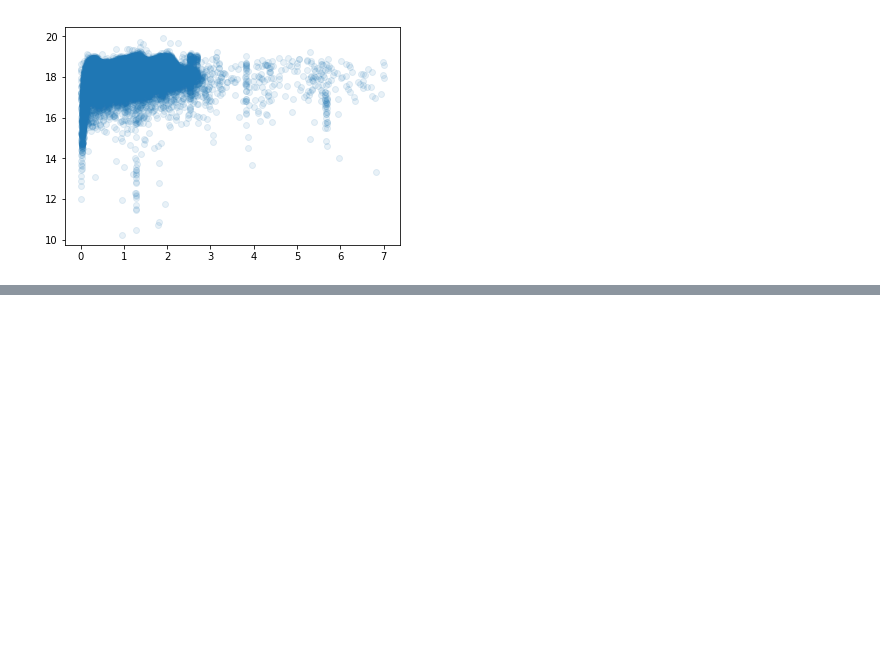
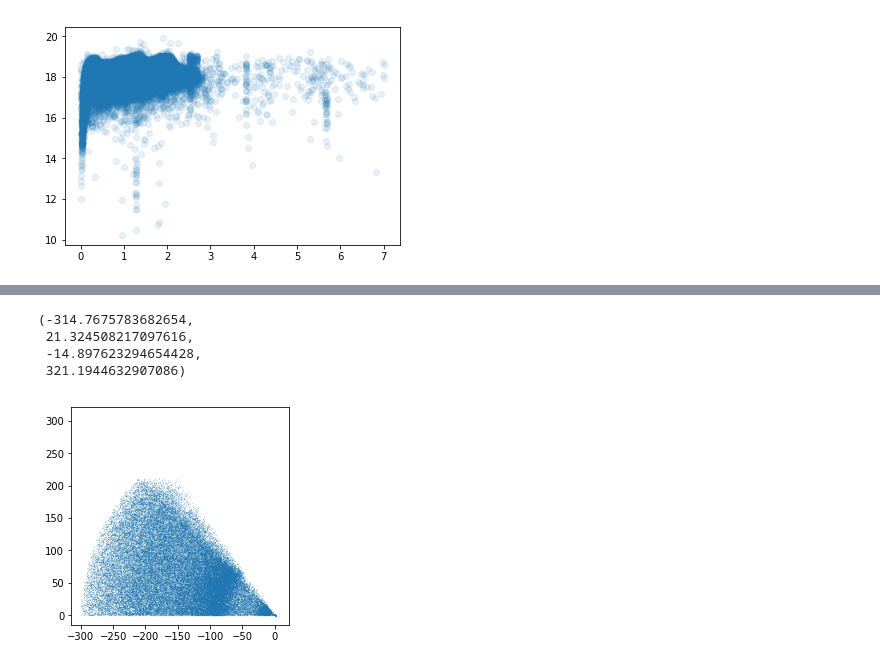
Before and after one commit to forero/abacus, a Jupyter notebook: nb/explora_SDSS_skeleton.ipynb, the cells around one changed output, grey strips where cells are left out. Saved outputs shown, nothing was run; the diff lists cells and outputs as text; code cells hidden in the pictures; blank space fills up the shorter version.

```diff
--- a/nb/explora_SDSS_skeleton.ipynb
+++ b/nb/explora_SDSS_skeleton.ipynb
@@ -100,2 +117,12 @@ plt.axis('square')
+# %%
+ii_r = gal_data['r_comoving']<300
+plt.scatter(gal_data['x_coord_random'][ii_r], gal_data['z_coord_random'][ii_r], s=0.01)
+plt.axis('square')
+# %% [output]
+(-314.7675783682654,
+ 21.324508217097616,
+ -14.897623294654428,
+ 321.1944632907086)
+[figure, added]
 # %%
 np.savetxt('../data/SDSS/SDSS_data_Planck15.txt', gal_data['x_coord', 'y_coord', 'z_coord'][ii_r])
```
Also changed, not shown: parts of 6 cells of this notebook, 1 other file.
